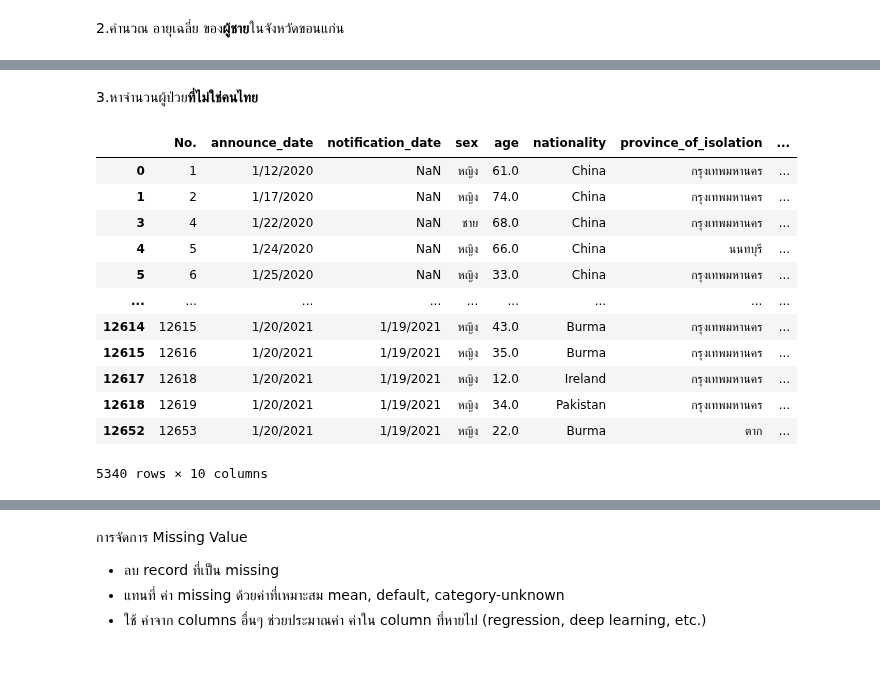
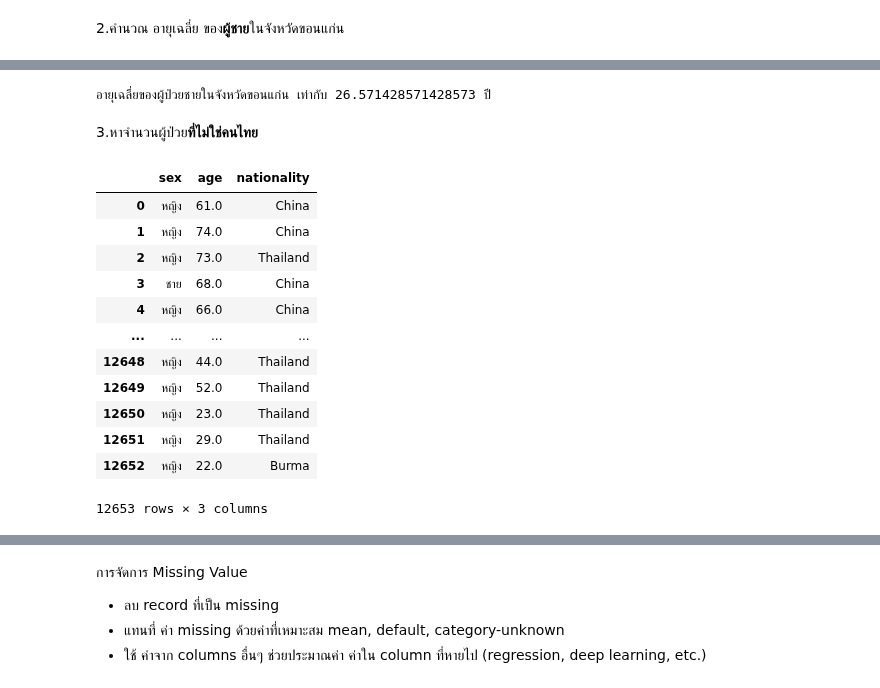
Before and after one commit to Wikanda-Hongboonmee/data_viz_2022, a Jupyter notebook: Pandas101.ipynb, the cells around one changed output, grey strips where cells are left out. Drawn from its saved outputs; the diff is of its cells as text; code cells hidden in the pictures.

```diff
--- a/Pandas101.ipynb
+++ b/Pandas101.ipynb
@@ -401,18 +332,32 @@ print(f'อายุเฉลี่ย ของ ผู้ป่วยชาน
+# %%
+#สามารถคำนวณอายุเฉลี่ยของผู้ชายในจังหวัดขอนแก่น ได้ดังนี้
+sum = 0 # กำหนดให้ sum = 0 เนื่องจากถ้าค่าตัวที่ 1 เข้ามาบวกจะได้ค่าออกมาเท่ากับตัวที่ 1
+N = 0 # กำหนดให้ N = 0 เนื่องจาก N เป็นตัวหาร โดยจะทำการวนลูป (N เป็นตัวแปรที่จะนับว่ามีคนทั้งหมดกี่คน)
+for a in male_KhonKaen['age']: #เริ่มวนลูปโดยให้ a แทนค่าแต่ละค่าในคอมลัมน์ 'age' ของตารางที่มีชื่อว่า male_KhonKaen
+    if a > 0: # ถ้า a มากกว่า 0 แสดงว่าเป็นอายุปกติ ไม่ใช่ข้อมูลที่ผิดพลาด
+        sum += a # sum = sum + a คือ ถ้า a > 0 จะนำมารวมเข้าไปใน sum เรื่อย ๆ ในทุก ๆ รอบที่ a มากกว่า 0
+        N += 1 # คำนวนจำนวนโดยที่มันจะ +1 เข้ามาเรื่อย ๆ ตามจำนวน
+        # sum คือ ค่าของผลรวมของอายุทั้งหมด  N คือ ค่าของจำนวนคนทั้งหมด
+print(f'อายุเฉลี่ยของผู้ป่วยชายในจังหวัดขอนแก่น เท่ากับ {sum/N} ปี') # sum/N = อายุเฉลี่ยของผู้ชายในจังหวัดขอนแก่น
+# จะได้ว่า อายุเฉลี่ยของผู้ป่วยชายในจังหวัดขอนแก่น เท่ากับ 26.571428571428573 ปี
+# %% [output]
+อายุเฉลี่ยของผู้ป่วยชายในจังหวัดขอนแก่น เท่ากับ 26.571428571428573 ปี
 # %% [markdown]
 3.หาจำนวนผู้ป่วย**ที่ไม่ใช่คนไทย**
-# %%
-data_covid[data_covid['nationality'] != 'Thailand']
-# %% [output]
-|  | No. | announce_date | notification_date | sex | age | nationality | province_of_isolation | ... |
-| 0 | 1 | 1/12/2020 | NaN | หญิง | 61.0 | China | กรุงเทพมหานคร | ... |
-| 1 | 2 | 1/17/2020 | NaN | หญิง | 74.0 | China | กรุงเทพมหานคร | ... |
-| 3 | 4 | 1/22/2020 | NaN | ชาย | 68.0 | China | กรุงเทพมหานคร | ... |
-| 4 | 5 | 1/24/2020 | NaN | หญิง | 66.0 | China | นนทบุรี | ... |
-| 5 | 6 | 1/25/2020 | NaN | หญิง | 33.0 | China | กรุงเทพมหานคร | ... |
-| ... | ... | ... | ... | ... | ... | ... | ... | ... |
-| 12614 | 12615 | 1/20/2021 | 1/19/2021 | หญิง | 43.0 | Burma | กรุงเทพมหานคร | ... |
-| 12615 | 12616 | 1/20/2021 | 1/19/2021 | หญิง | 35.0 | Burma | กรุงเทพมหานคร | ... |
-| 12617 | 12618 | 1/20/2021 | 1/19/2021 | หญิง | 12.0 | Ireland | กรุงเทพมหานคร | ... |
-| 12618 | 12619 | 1/20/2021 | 1/19/2021 | หญิง | 34.0 | Pakistan | กรุงเทพมหานคร | ... |
-| 12652 | 12653 | 1/20/2021 | 1/19/2021 | หญิง | 22.0 | Burma | ตาก | ... |
-5340 rows × 10 columns
+# %%
+this_data2 = data_covid[['sex','age','nationality']] # กำหนดดัวแปรชื่อ this_data2 เพื่อเก็บข้อมูล data_covid โดยเลือกมาเฉพาะคอลัมน์ sex,age,province_of_onset(เพศ,อายุ,สัญชาติ)
+this_data2 # แสดงตารางข้อมูลของ this_data2
+# %% [output]
+|  | sex | age | nationality |
+| 0 | หญิง | 61.0 | China |
+| 1 | หญิง | 74.0 | China |
+| 2 | หญิง | 73.0 | Thailand |
+| 3 | ชาย | 68.0 | China |
+| 4 | หญิง | 66.0 | China |
+| ... | ... | ... | ... |
+| 12648 | หญิง | 44.0 | Thailand |
+| 12649 | หญิง | 52.0 | Thailand |
+| 12650 | หญิง | 23.0 | Thailand |
+| 12651 | หญิง | 29.0 | Thailand |
+| 12652 | หญิง | 22.0 | Burma |
+12653 rows × 3 columns
```
Also changed, not shown: parts of 19 cells of this notebook.
